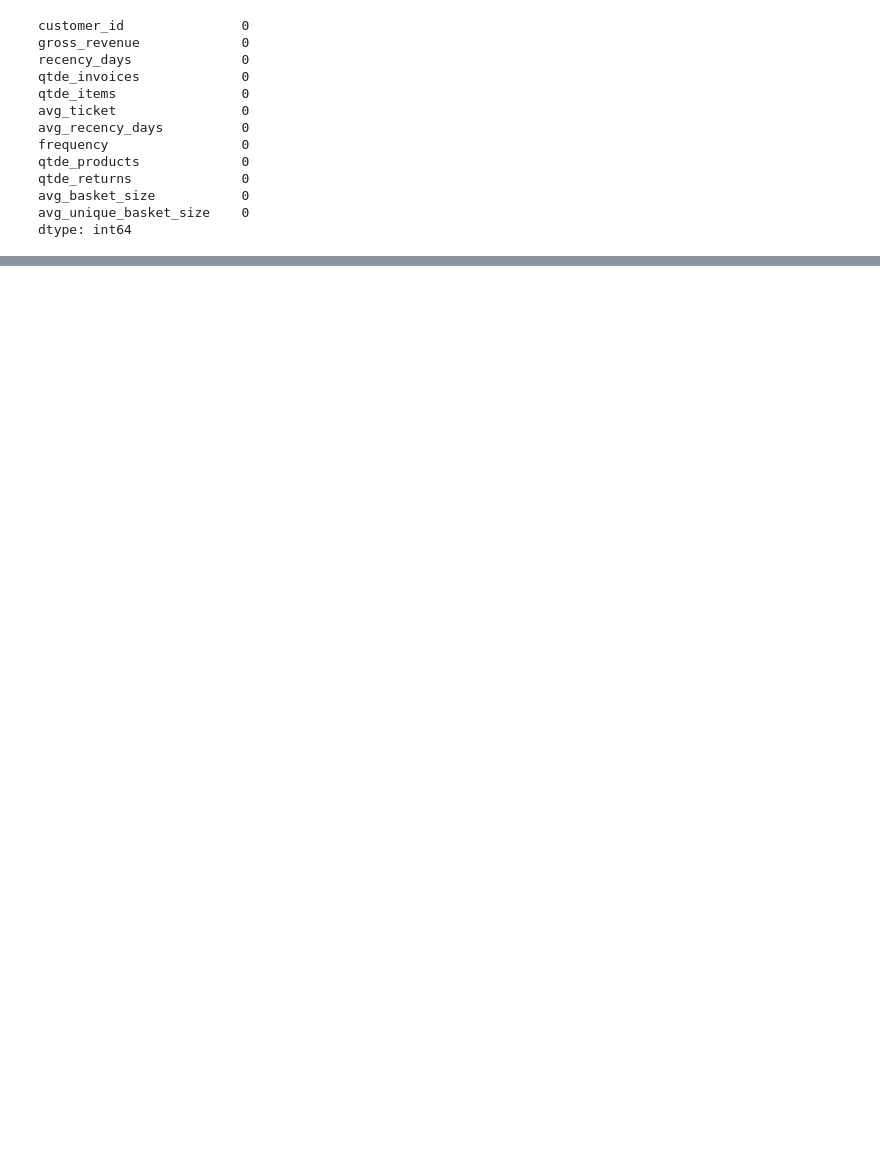
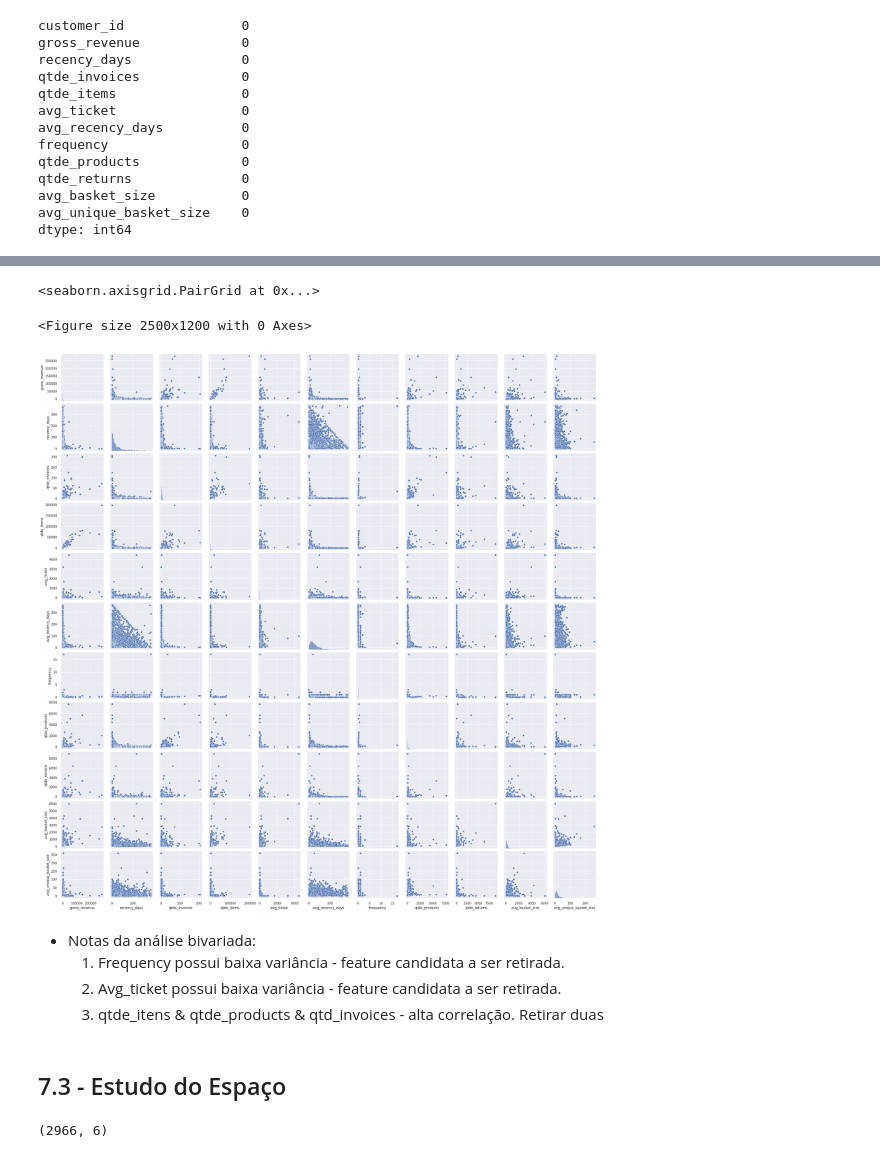
Before and after one commit to Emerson-C-Oliveira/projeto_insiders, a Jupyter notebook: projeto_insiders.ipynb, the cells around one changed output, grey strips where cells are left out. Drawn from its saved outputs; the diff is of its cells as text; code cells hidden in the pictures; blank space fills up the shorter version.

```diff
--- a/projeto_insiders.ipynb
+++ b/projeto_insiders.ipynb
@@ -651,0 +750,14 @@ dtype: int64
+# %%
+plt.figure( figsize=(25, 12) )
+sns.pairplot( df42 )
+# %% [output]
+<seaborn.axisgrid.PairGrid at 0x...>
+<Figure size 2500x1200 with 0 Axes>
+[figure, added]
+# %% [markdown]
+* Notas da análise bivariada:
+    1. Frequency possui baixa variância - feature candidata a ser retirada.
+    2. Avg_ticket possui baixa variância - feature candidata a ser retirada.
+    3. qtde_itens & qtde_products & qtd_invoices - alta correlação. Retirar duas
+# %% [markdown]
+## 7.3 - Estudo do Espaço
@@ -651,0 +788,4 @@ dtype: int64
+# %%
+X.shape
+# %% [output]
+(2966, 6)
```
Also changed, not shown: parts of 194 cells of this notebook, 5 other files.
